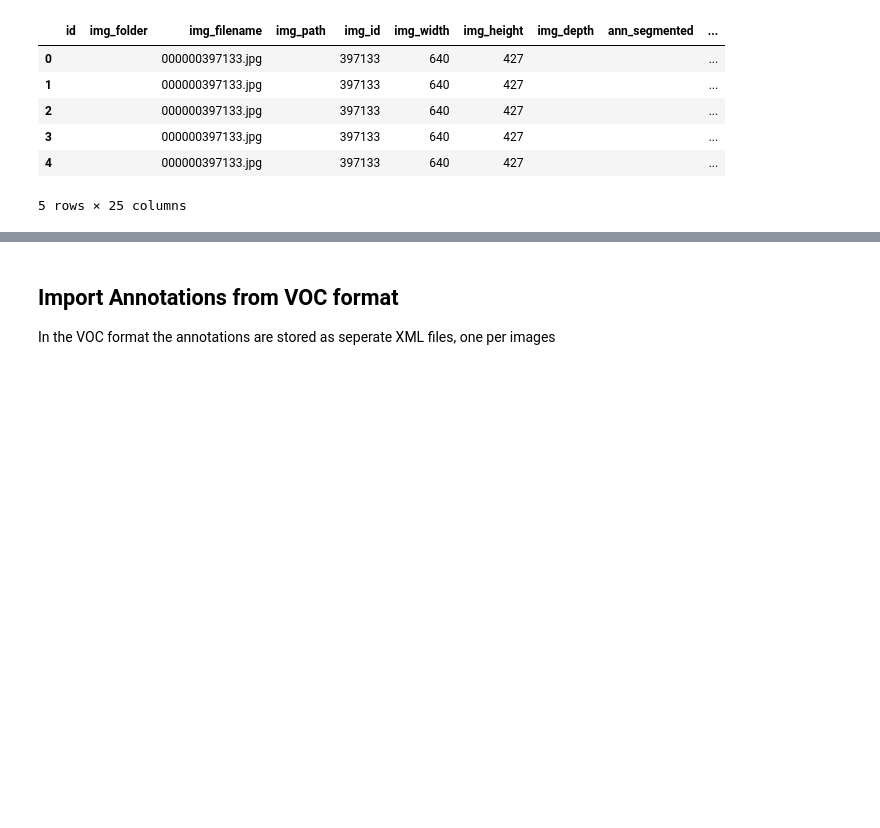
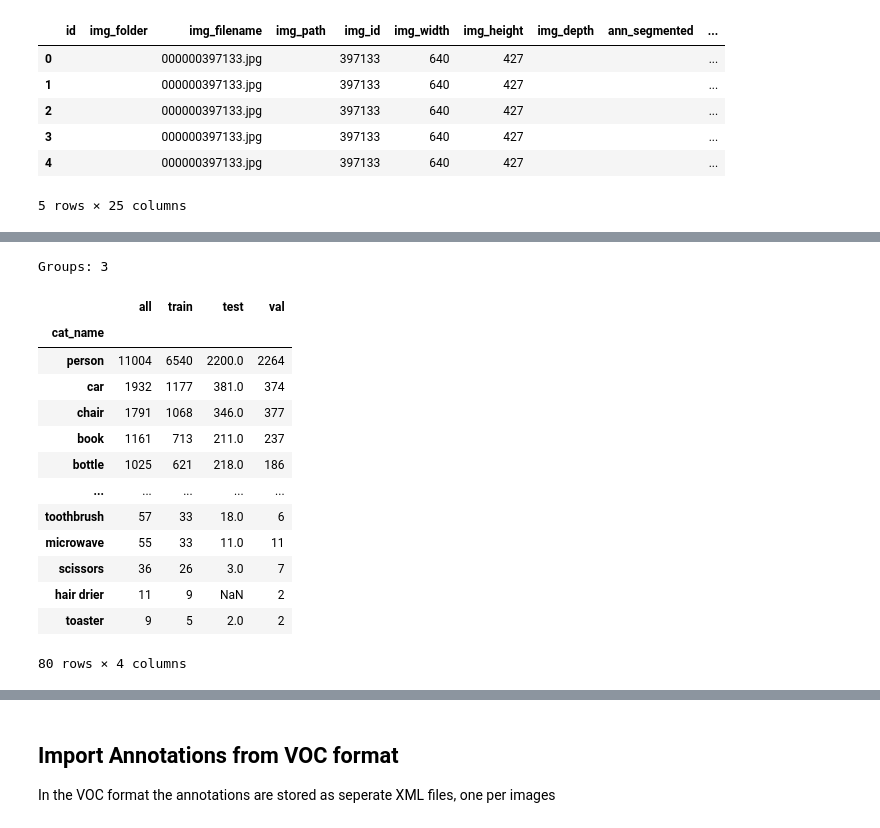
Before and after one commit to pylabel-project/pylabel, a Jupyter notebook: sample.ipynb, the cells around one changed output, grey strips where cells are left out. Drawn from its saved outputs; the diff is of its cells as text; code cells hidden in the pictures; blank space fills up the shorter version.

```diff
--- a/sample.ipynb
+++ b/sample.ipynb
@@ -37,0 +72,19 @@ coco_dataset.df = coco_dataset.StratifiedGroupShuffleSplit(coco_dataset.df, trai
+# %%
+
+coco_dataset.analyze.ShowClassSplits(coco_dataset_simple, normalize=False).round(4)
+# %% [output]
+Groups: 3
+|  | all | train | test | val |
+| cat_name |  |  |  |  |
+| person | 11004 | 6540 | 2200.0 | 2264 |
+| car | 1932 | 1177 | 381.0 | 374 |
+| chair | 1791 | 1068 | 346.0 | 377 |
+| book | 1161 | 713 | 211.0 | 237 |
+| bottle | 1025 | 621 | 218.0 | 186 |
+| ... | ... | ... | ... | ... |
+| toothbrush | 57 | 33 | 18.0 | 6 |
+| microwave | 55 | 33 | 11.0 | 11 |
+| scissors | 36 | 26 | 3.0 | 7 |
+| hair drier | 11 | 9 | NaN | 2 |
+| toaster | 9 | 5 | 2.0 | 2 |
+80 rows × 4 columns
```
Also changed, not shown: parts of 11 cells of this notebook.
